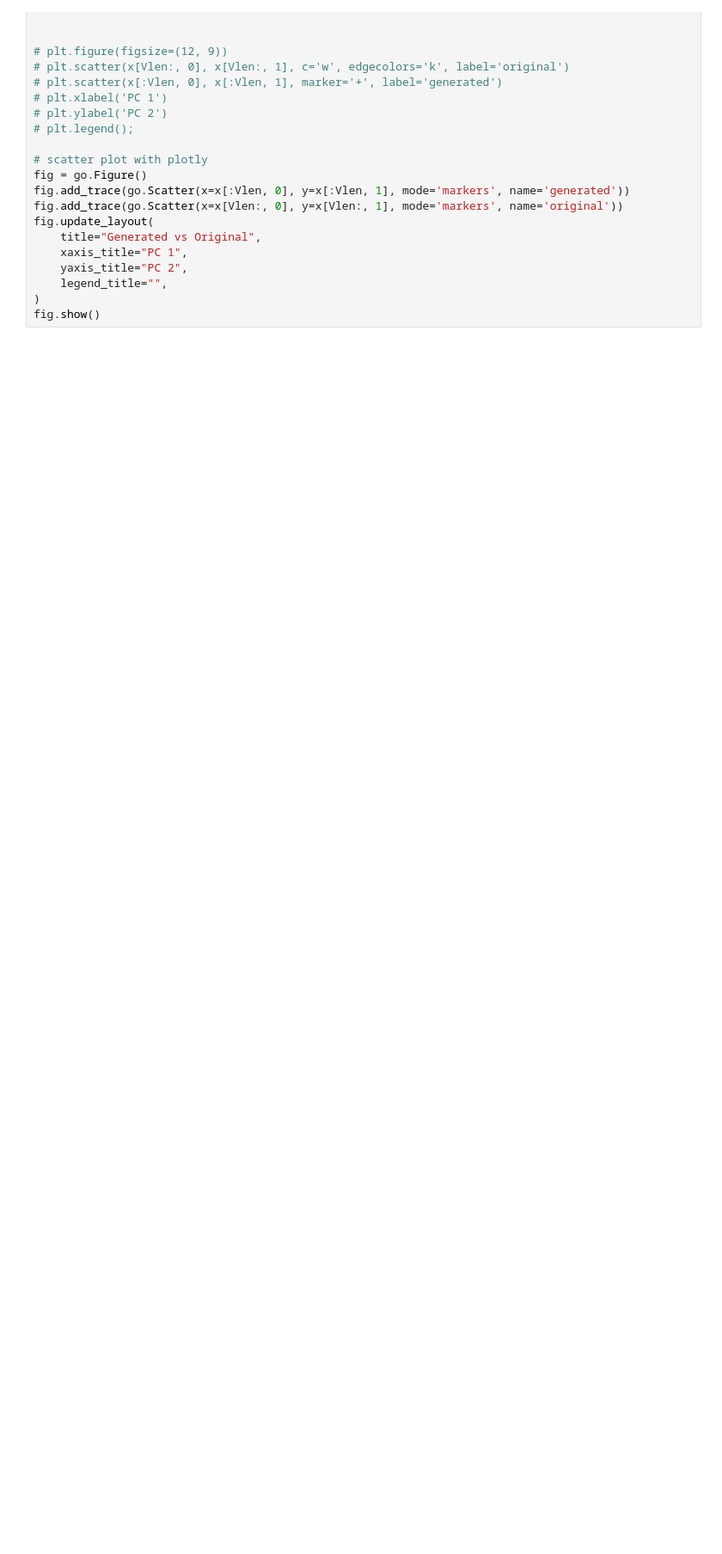
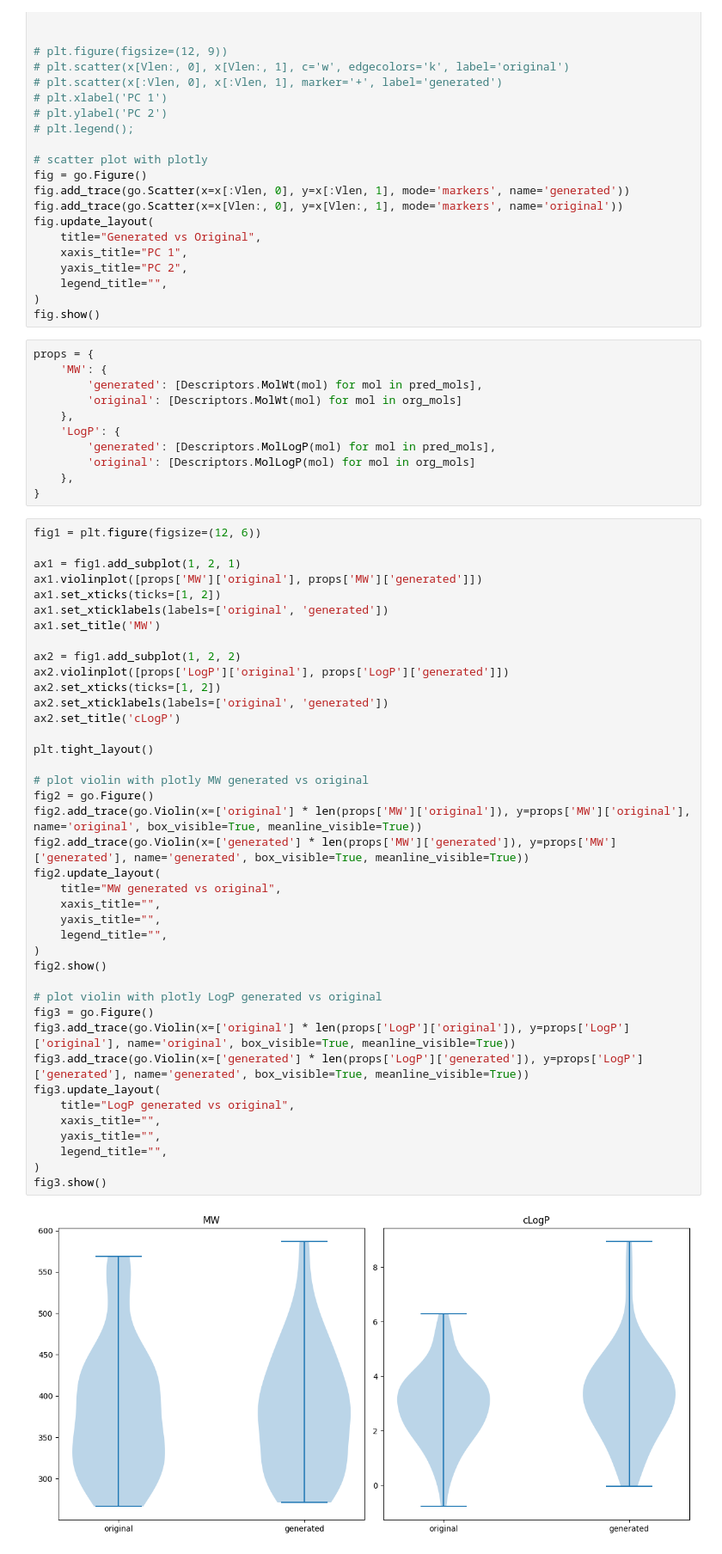
Before and after one commit to smb-h/de-novo-drug-discovery, a Jupyter notebook: notebooks/test_molinf.ipynb, the cells around one changed output. Shown: that part at 86% size. Cells and saved outputs as stored; diff of their text form; blank space fills up the shorter version.

Commit message:
:up: update(viz): working on visualization in a notebook

```diff
--- a/notebooks/test_molinf.ipynb
+++ b/notebooks/test_molinf.ipynb
@@ -631,3 +631,56 @@ fig.update_layout(
     legend_title="",
 )
 fig.show()
+# %%
+props = {
+    'MW': {
+        'generated': [Descriptors.MolWt(mol) for mol in pred_mols],
+        'original': [Descriptors.MolWt(mol) for mol in org_mols]
+    },
+    'LogP': {
+        'generated': [Descriptors.MolLogP(mol) for mol in pred_mols],
+        'original': [Descriptors.MolLogP(mol) for mol in org_mols]
+    },
+}
+# %%
+fig1 = plt.figure(figsize=(12, 6))
+
+ax1 = fig1.add_subplot(1, 2, 1)
+ax1.violinplot([props['MW']['original'], props['MW']['generated']])
+ax1.set_xticks(ticks=[1, 2])
+ax1.set_xticklabels(labels=['original', 'generated'])
+ax1.set_title('MW')
+
+ax2 = fig1.add_subplot(1, 2, 2)
+ax2.violinplot([props['LogP']['original'], props['LogP']['generated']])
+ax2.set_xticks(ticks=[1, 2])
+ax2.set_xticklabels(labels=['original', 'generated'])
+ax2.set_title('cLogP')
+
+plt.tight_layout()
+
+# plot violin with plotly MW generated vs original
+fig2 = go.Figure()
+fig2.add_trace(go.Violin(x=['original'] * len(props['MW']['original']), y=props['MW']['original'], name='original', box_visible=True, meanline_visible=True))
+fig2.add_trace(go.Violin(x=['generated'] * len(props['MW']['generated']), y=props['MW']['generated'], name='generated', box_visible=True, meanline_visible=True))
+fig2.update_layout(
+    title="MW generated vs original",
+    xaxis_title="",
+    yaxis_title="",
+    legend_title="",
+)
+fig2.show()
+
+# plot violin with plotly LogP generated vs original
+fig3 = go.Figure()
+fig3.add_trace(go.Violin(x=['original'] * len(props['LogP']['original']), y=props['LogP']['original'], name='original', box_visible=True, meanline_visible=True))
+fig3.add_trace(go.Violin(x=['generated'] * len(props['LogP']['generated']), y=props['LogP']['generated'], name='generated', box_visible=True, meanline_visible=True))
+fig3.update_layout(
+    title="LogP generated vs original",
+    xaxis_title="",
+    yaxis_title="",
+    legend_title="",
+)
+fig3.show()
+# %% [output]
+[figure, added]
```
Also changed, not shown: parts of 9 cells of this notebook, 3 other files.
